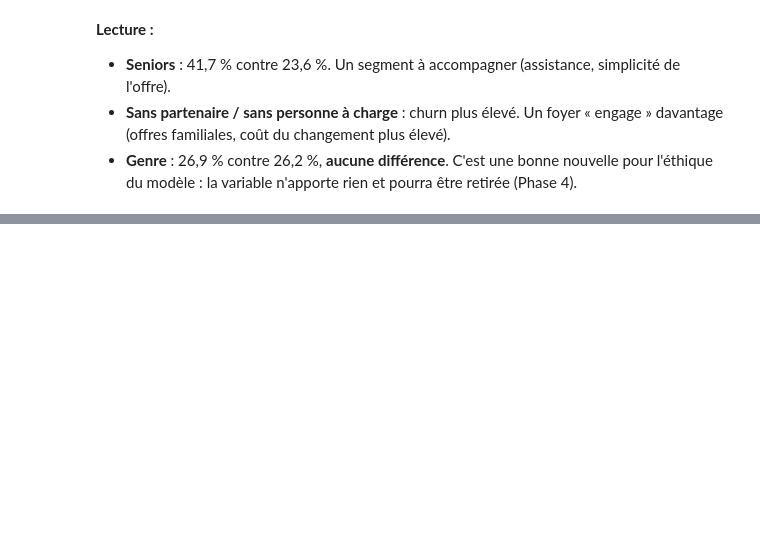
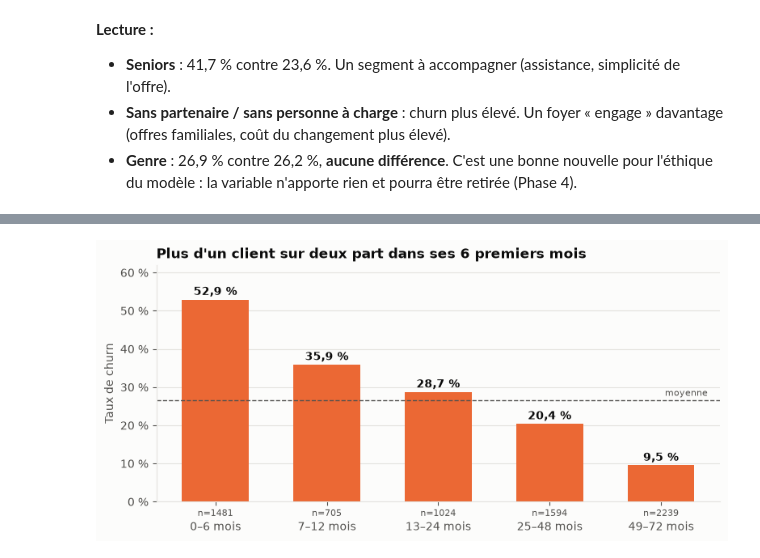
Before and after one commit to cheikhahmedtidiane/projet_churn_clients, a Jupyter notebook: notebooks/03_analyse_exploratoire.ipynb, the cells around one changed output, grey strips where cells are left out. Drawn from its saved outputs; the diff is of its cells as text; code cells hidden in the pictures; blank space fills up the shorter version.

```diff
--- a/notebooks/03_analyse_exploratoire.ipynb
+++ b/notebooks/03_analyse_exploratoire.ipynb
@@ -102,0 +150,9 @@ plt.show()
+# %%
+tenure_bins = [-1, 6, 12, 24, 48, 72]
+tenure_labels = ["0–6 mois", "7–12 mois", "13–24 mois", "25–48 mois", "49–72 mois"]
+df_t = df.assign(tranche_anciennete=pd.cut(df["tenure"], tenure_bins, labels=tenure_labels))
+by_tenure = churn_rate_table(df_t, "tranche_anciennete").reindex(tenure_labels)
+
+churners_first_year = df.loc[df["tenure"] <= 12, TARGET].sum() / df[TARGET].sum()
+print(f"Part des départs survenant la 1re année : {fmt_pct(churners_first_year)}")
+by_tenure.style.format({"churn_rate": "{:.1%}", "share": "{:.1%}", "lift": "{:.2f}"})
@@ -102,0 +168,20 @@ plt.show()
+# %%
+fig, ax = plt.subplots(figsize=(9, 3.8))
+bars = ax.bar(tenure_labels, by_tenure["churn_rate"], color=ORANGE, width=0.6)
+for bar, rate, n in zip(bars, by_tenure["churn_rate"], by_tenure["clients"]):
+    ax.text(bar.get_x() + bar.get_width() / 2, bar.get_height() + 0.012, fmt_pct(rate),
+            ha="center", fontsize=10, color=TEXT, fontweight="bold")
+    ax.text(bar.get_x() + bar.get_width() / 2, -0.06, f"n={n}", ha="center", fontsize=8,
+            color=TEXT_SECONDARY, transform=ax.get_xaxis_transform())
+ax.axhline(GLOBAL_RATE, color=TEXT_SECONDARY, lw=1, ls="--")
+ax.text(4.42, GLOBAL_RATE + 0.012, "moyenne", ha="right", fontsize=8, color=TEXT_SECONDARY)
+ax.set_ylim(0, 0.62)
+ax.yaxis.set_major_formatter(lambda v, _: fmt_pct(v, 0))
+ax.grid(axis="x", visible=False)
+ax.tick_params(axis="x", pad=14)
+ax.set_ylabel("Taux de churn")
+ax.set_title("Plus d'un client sur deux part dans ses 6 premiers mois")
+save_fig(fig, "03_churn_anciennete.png")
+plt.show()
+# %% [output]
+[figure, added]
```
Also changed, not shown: parts of 7 cells of this notebook, 2 other files.
